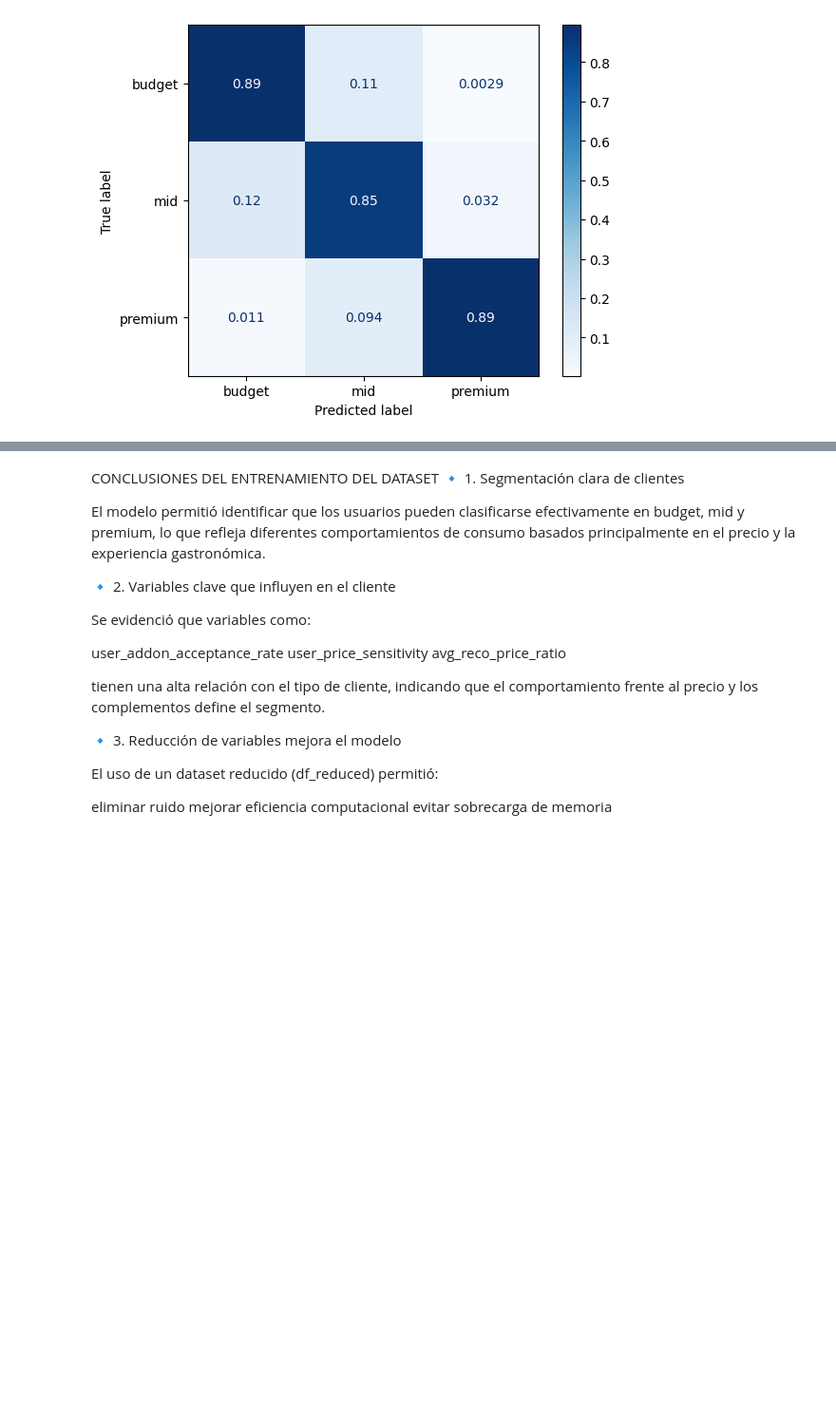
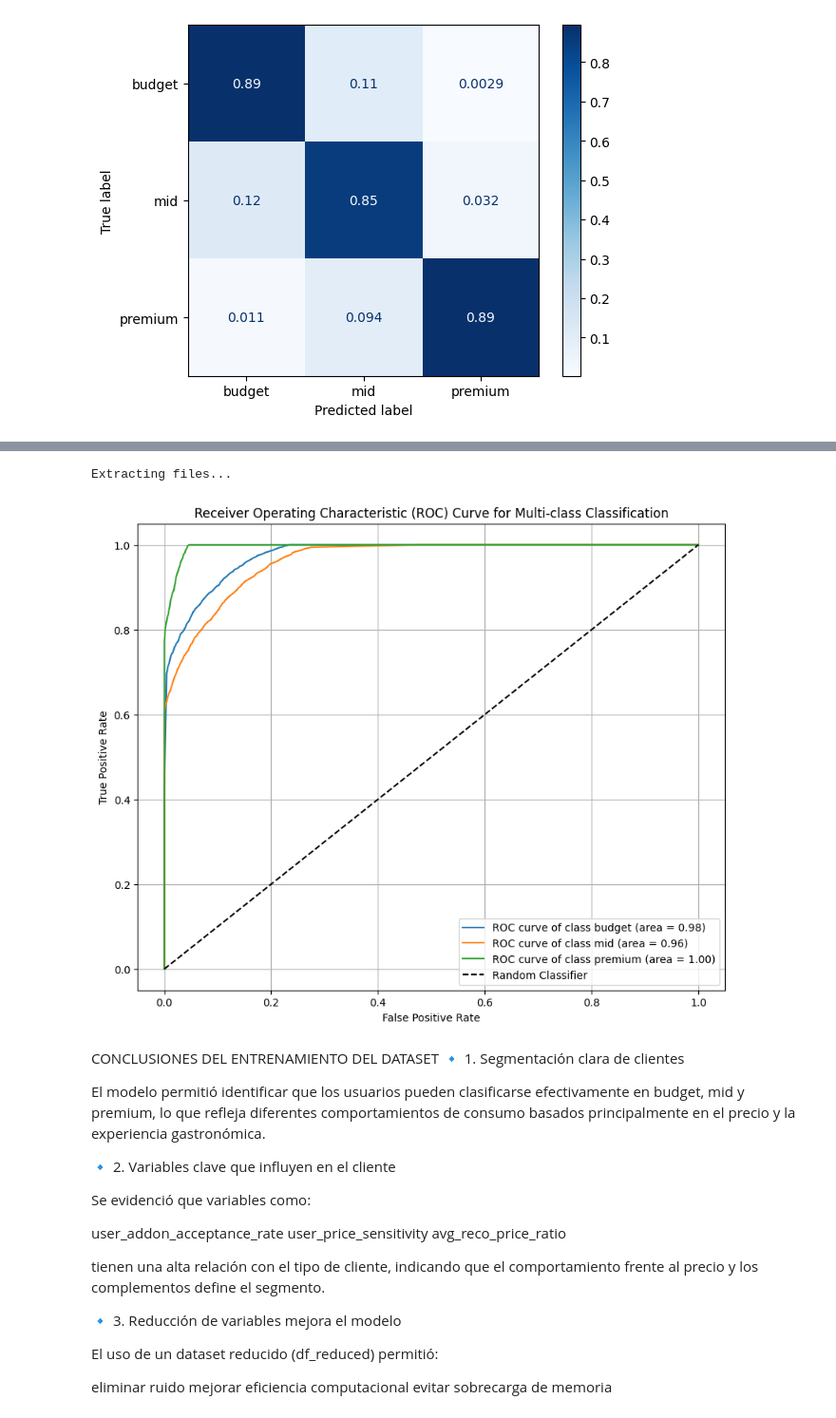
Before and after one commit to kayari89/REDES-NEURONALES, a Jupyter notebook: Copia_de_Copia_de_Data_c_comida_india_.ipynb, the cells around one changed output, grey strips where cells are left out. Shown at 95% size. Drawn from its saved outputs; the diff is of its cells as text; code cells hidden in the pictures; blank space fills up the shorter version.

```diff
--- a/Copia_de_Copia_de_Data_c_comida_india_.ipynb
+++ b/Copia_de_Copia_de_Data_c_comida_india_.ipynb
@@ -469,3 +469,75 @@ disp.plot(cmap="Blues")
 plt.show()
 # %% [output]
 [figure]
+# %%
+import matplotlib.pyplot as plt
+from sklearn.metrics import roc_curve, auc, RocCurveDisplay
+from sklearn.preprocessing import LabelBinarizer
+from sklearn.model_selection import train_test_split
+from sklearn.ensemble import RandomForestClassifier
+import pandas as pd
+import kagglehub
+
+# Re-download dataset and define 'path' to ensure it's available
+path = kagglehub.dataset_download("abdullahsafwan333/zomato-cart-add-on-sessions-dataset")
+
+# Re-load df to ensure it's defined
+df = pd.read_csv(path + '/csao_session_dataset.csv')
+
+# Re-create df['user_segment_num'] if not already present
+if 'user_segment_num' not in df.columns:
+    df['user_segment_num'] = df['user_segment'].map({
+        'budget': 0,
+        'mid': 1,
+        'premium': 2
+    })
+
+# Re-calculate correlation and select relevant features
+corr = df.corr(numeric_only=True)
+corr_target = corr['user_segment_num'].sort_values(ascending=False)
+threshold = 0.05 # Using the previously defined threshold
+relevant_features = corr_target[abs(corr_target) > threshold].index.tolist()
+
+# Ensure 'user_segment_num' is not in relevant_features for X
+if 'user_segment_num' in relevant_features:
+    relevant_features.remove('user_segment_num')
+
+# Re-define df_reduced
+df_reduced = df[relevant_features]
+
+# Re-define X and y
+X = df_reduced
+y = df['user_segment']
+
+# Re-split data to ensure X_test and y_test are defined
+X_train, X_test, y_train, y_test = train_test_split(
+    X, y, test_size=0.2, random_state=42
+)
+
+# Re-train model to ensure 'model' is defined
+model = RandomForestClassifier()
+model.fit(X_train, y_train)
+
+# Binarize the target variable for multi-class ROC
+label_binarizer = LabelBinarizer()
+y_test_binarized = label_binarizer.fit_transform(y_test)
+n_classes = y_test_binarized.shape[1]
+
+# Get probabilities for each class
+y_score = model.predict_proba(X_test)
+
+# Plot ROC curve for each class
+plt.figure(figsize=(10, 8))
+for i in range(n_classes):
+    fpr, tpr, _ = roc_curve(y_test_binarized[:, i], y_score[:, i])
+    roc_auc = auc(fpr, tpr)
+    plt.plot(fpr, tpr, label=f'ROC curve of class {label_binarizer.classes_[i]} (area = {roc_auc:.2f})')
+
+plt.plot([0, 1], [0, 1], 'k--', label='Random Classifier')
+plt.xlabel('False Positive Rate')
+plt.ylabel('True Positive Rate')
+plt.title('Receiver Operating Characteristic (ROC) Curve for Multi-class Classification')
+plt.legend(loc='lower right')
+plt.grid(True)
+plt.show()
+# %% [output]
@@ -472,3 +545,5 @@ plt.show()
+Extracting files...
+[figure, added]
 # %% [markdown]
 
 CONCLUSIONES DEL ENTRENAMIENTO DEL DATASET
```
Also changed, not shown: parts of 2 cells of this notebook.
